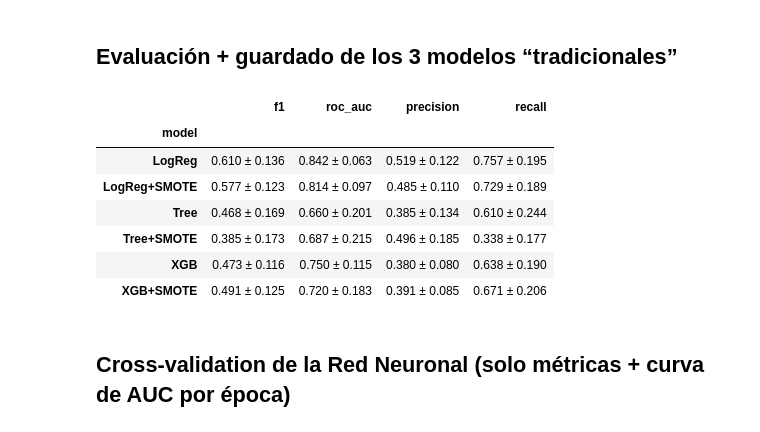
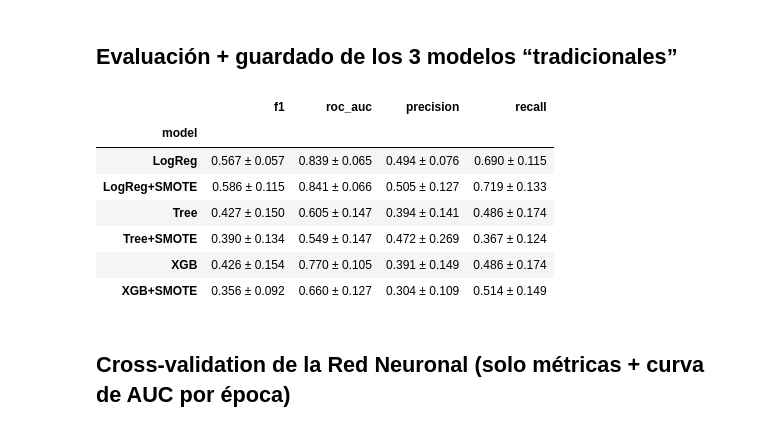
Before and after one commit to Cmanzano03/TFG_cmi_Moodle, a Jupyter notebook: notebooks/Modelado/modelado_v1.1.ipynb, the cells around one changed output. Drawn from its saved outputs; the diff is of its cells as text; code cells hidden in the pictures.

```diff
--- a/notebooks/Modelado/modelado_v1.1.ipynb
+++ b/notebooks/Modelado/modelado_v1.1.ipynb
@@ -140,62 +150,71 @@ def make_pipeline(name: str, use_smote: bool):
 ## Evaluación + guardado de los 3 modelos “tradicionales”
 # %%
 # ============================================================
-# 1) Cross-validation, métricas y guardado de modelos clásicos
+# 1) Cross‐validation determinista y cálculo de métricas (sin guardado)
 # ============================================================
-import os, joblib
 import numpy as np
 import pandas as pd
-from sklearn.model_selection import cross_validate
+from sklearn.model_selection import cross_validate, StratifiedKFold
 
-
+# Métricas a evaluar
 scoring = ["f1", "roc_auc", "precision", "recall"]
 
-def evaluate_and_save(name: str, use_smote: bool = False):
+# CV estratificado reproducible
+cv = StratifiedKFold(n_splits=5, shuffle=True, random_state=SEED)
+
+def evaluate(name: str, use_smote: bool = False):
     """
-    - Ejecuta CV estratificada (5 folds) con las métricas de interés.
-    - Re-entrena el pipeline con TODO el dataset.
-    - Guarda el pipeline en disco.
-    - Devuelve un dict con medias ± std de las métricas y la ruta al .pkl.
+    - Ejecuta CV estratificada reproducible (5 folds) con las métricas de interés.
+    - Devuelve un dict con medias ± std de las métricas.
     """
-    pipe, fname = make_pipeline(name, use_smote)
+    # 1) Construir pipeline determinista
+    pipe = make_pipeline(name, use_smote)
+    pipe.named_steps["clf"].set_params(random_state=SEED)
+    if use_smote:
+        pipe.named_steps["smote"].set_params(random_state=SEED)
+
+    # 2) Validación cruzada
     cvres = cross_validate(
-        pipe, X, y, cv=5, scoring=scoring, return_train_score=False
+        pipe,
+        X, y,
+        cv=cv,
+        scoring=scoring,
+        return_train_score=False
     )
-    metrics = {m: (cvres[f"test_{m}"].mean(), cvres[f"test_{m}"].std())
-               for m in scoring}
 
-    # Reentrenamos sobre X, y completos y almacenamos
-    pipe.fit(X, y)
-    joblib.dump(pipe, fname)
+    # 3) Extraer métricas
+    return {
+        "model": f"{name}{'+SMOTE' if use_smote else ''}",
+        **{m: (cvres[f"test_{m}"].mean(), cvres[f"test_{m}"].std())
+           for m in scoring}
+    }
 
-    return {"model": f"{name}{'+SMOTE' if use_smote else ''}", "file": fname, **metrics}
-
-# Ejecutamos para LR, Árbol y XGB (con y sin SMOTE)
+# 4) Ejecutar evaluación para cada modelo (con y sin SMOTE)
 results = []
 for mdl in ["LogReg", "Tree", "XGB"]:
-    results.append(evaluate_and_save(mdl, use_smote=False))
-    results.append(evaluate_and_save(mdl, use_smote=True))
+    results.append(evaluate(mdl, use_smote=False))
+    results.append(evaluate(mdl, use_smote=True))
 
-# Construir DataFrame de métricas
+# 5) Construir DataFrame de métricas
 rows = []
 for r in results:
     row = {"model": r["model"]}
     for m in scoring:
         mean, std = r[m]
         row[m] = f"{mean:.3f} ± {std:.3f}"
     rows.append(row)
 
 res_df = pd.DataFrame(rows).set_index("model")
 display(res_df)
 # %% [output]
 |  | f1 | roc_auc | precision | recall |
 | model |  |  |  |  |
-| LogReg | 0.610 ± 0.136 | 0.842 ± 0.063 | 0.519 ± 0.122 | 0.757 ± 0.195 |
-| LogReg+SMOTE | 0.577 ± 0.123 | 0.814 ± 0.097 | 0.485 ± 0.110 | 0.729 ± 0.189 |
-| Tree | 0.468 ± 0.169 | 0.660 ± 0.201 | 0.385 ± 0.134 | 0.610 ± 0.244 |
-| Tree+SMOTE | 0.385 ± 0.173 | 0.687 ± 0.215 | 0.496 ± 0.185 | 0.338 ± 0.177 |
-| XGB | 0.473 ± 0.116 | 0.750 ± 0.115 | 0.380 ± 0.080 | 0.638 ± 0.190 |
-| XGB+SMOTE | 0.491 ± 0.125 | 0.720 ± 0.183 | 0.391 ± 0.085 | 0.671 ± 0.206 |
+| LogReg | 0.567 ± 0.057 | 0.839 ± 0.065 | 0.494 ± 0.076 | 0.690 ± 0.115 |
+| LogReg+SMOTE | 0.586 ± 0.115 | 0.841 ± 0.066 | 0.505 ± 0.127 | 0.719 ± 0.133 |
+| Tree | 0.427 ± 0.150 | 0.605 ± 0.147 | 0.394 ± 0.141 | 0.486 ± 0.174 |
+| Tree+SMOTE | 0.390 ± 0.134 | 0.549 ± 0.147 | 0.472 ± 0.269 | 0.367 ± 0.124 |
+| XGB | 0.426 ± 0.154 | 0.770 ± 0.105 | 0.391 ± 0.149 | 0.486 ± 0.174 |
+| XGB+SMOTE | 0.356 ± 0.092 | 0.660 ± 0.127 | 0.304 ± 0.109 | 0.514 ± 0.149 |
 # %% [markdown]
  ## Cross-validation de la Red Neuronal (solo métricas + curva de AUC por época)
 # %%
```
Also changed, not shown: parts of 7 cells of this notebook, 7 other files.
